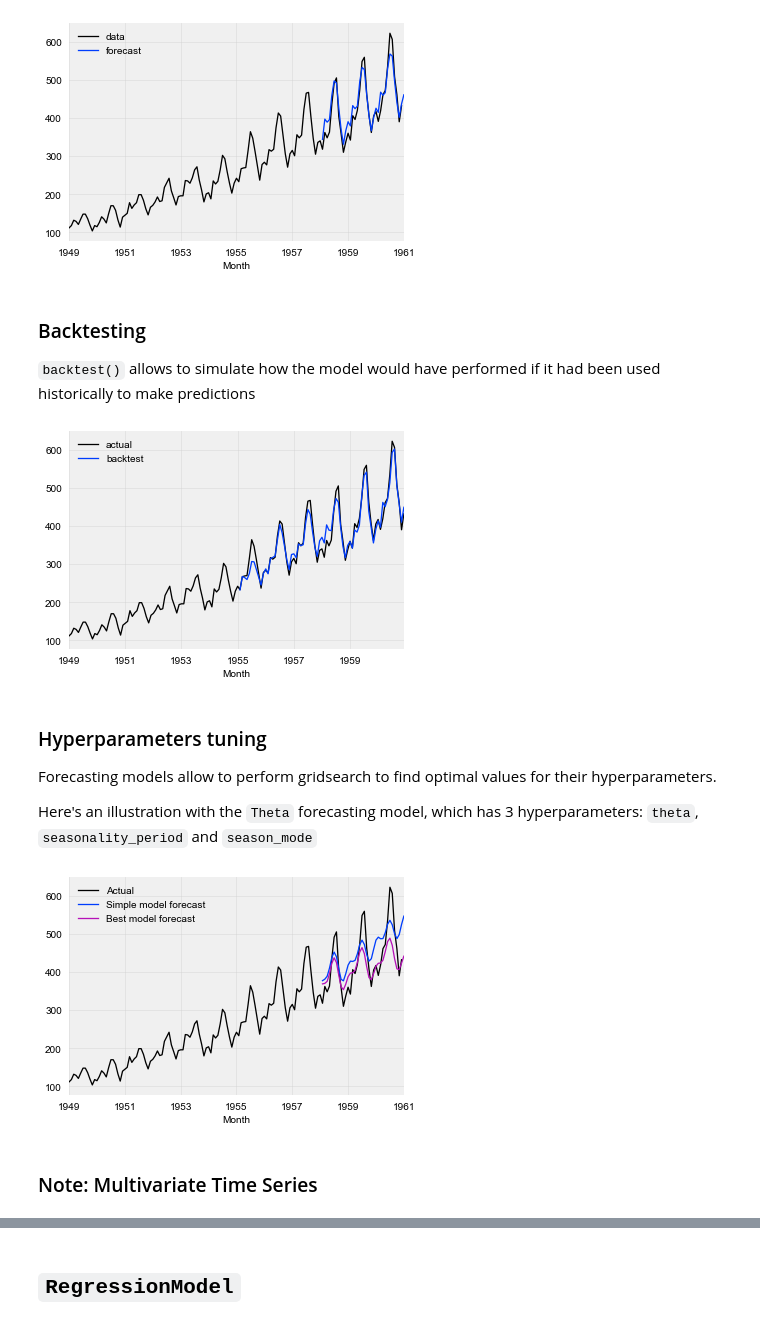
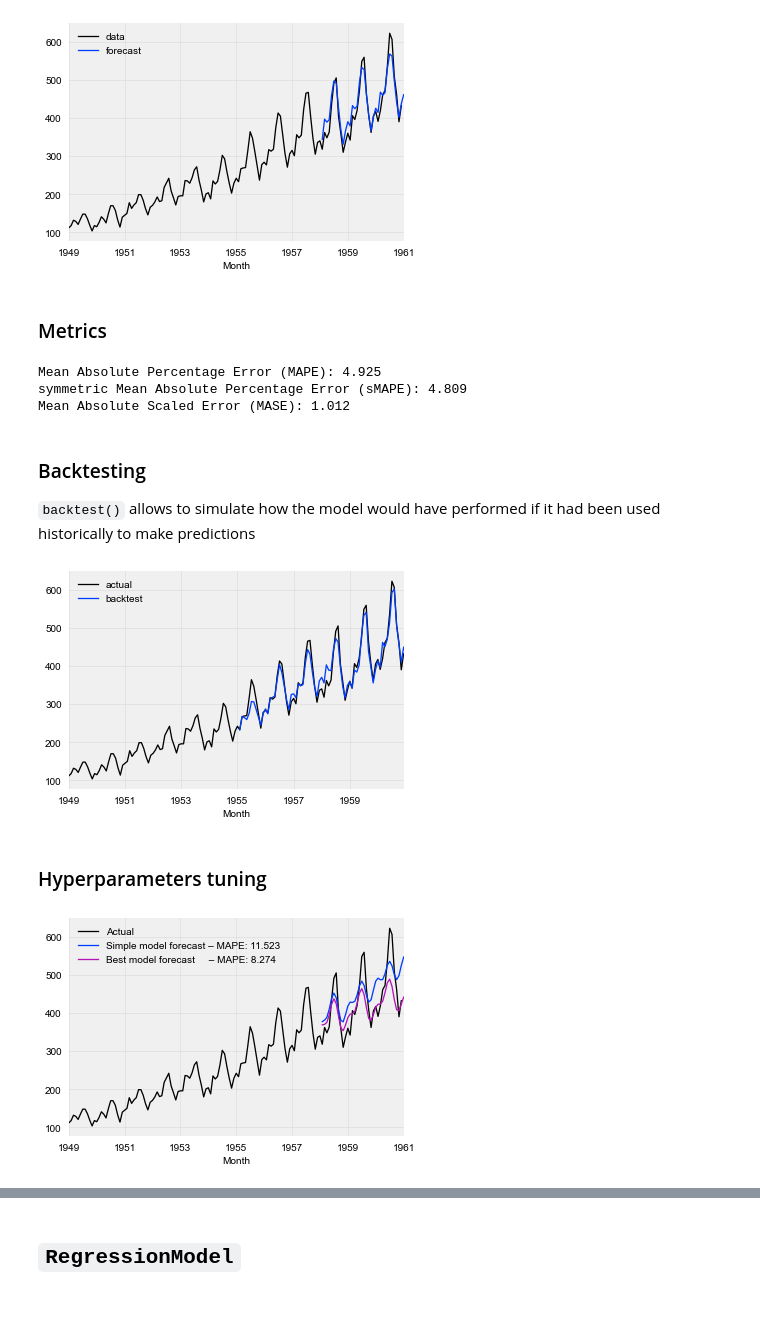
Before and after one commit to spazzy/darts, a Jupyter notebook: examples/darts-detailed-overview.ipynb, the cells around one changed output, grey strips where cells are left out. Cells and saved outputs as stored; diff of their text form; code cells hidden in the pictures.

Commit message:
feat(overview): All except Ensemble model section

```diff
--- a/examples/darts-detailed-overview.ipynb
+++ b/examples/darts-detailed-overview.ipynb
@@ -177,3 +173,12 @@ plt.show()
 # %% [output]
 [figure]
 [figure]
+# %%
+# Add a datetime attribute as additional component
+with_month = air_series.add_datetime_attribute('month')
+
+with_month.plot()
+plt.legend()
+plt.show()
+
+print(air_series_with_month)
@@ -236,6 +266,18 @@ plt.legend()
 plt.show()
 # %% [output]
 [figure]
+# %% [markdown]
+### Metrics
+# %%
+from darts.metrics import mape, smape, mase
+
+print("Mean Absolute Percentage Error (MAPE): {:.3f}".format(mape(air_series_val, forecast)))
+print("symmetric Mean Absolute Percentage Error (sMAPE): {:.3f}".format(smape(air_series_val, forecast)))
+print("Mean Absolute Scaled Error (MASE): {:.3f}".format(mase(air_series_val, forecast, air_series_train)))
+# %% [output]
+Mean Absolute Percentage Error (MAPE): 4.925
+symmetric Mean Absolute Percentage Error (sMAPE): 4.809
+Mean Absolute Scaled Error (MASE): 1.012
 # %% [markdown]
 ### Backtesting
 
@@ -250,38 +292,34 @@ backtest.plot(label="backtest")
 plt.legend()
 plt.show()
 # %% [output]
-[figure, old version]
+[figure, new version]
-# %% [markdown]
-### Hyperparameters tuning
-
-Forecasting models allow to perform gridsearch to find optimal values for their hyperparameters.
-
-Here's an illustration with the `Theta` forecasting model, which has 3 hyperparameters: `theta`, `seasonality_period` and `season_mode`
+# %% [markdown]
+### Hyperparameters tuning
 # %%
 from darts.models import FFT
 from darts.metrics import smape
 
 params_dict = {
     'nr_freqs_to_keep': [5, 10, 15],
     'trend': ['poly', 'exp'],
     'trend_poly_degree': [1, 2, 3]
 }
 
-best_model = FFT.gridsearch(parameters=params_dict, training_series=air_series_train, val_target_series=air_series_val)
+best_model = FFT.gridsearch(parameters=params_dict, training_series=air_series_train, val_target_series=air_series_val, metric=mape)
 best_model.fit(air_series_train)
 best_forecast = best_model.predict(36)
+best_forecast_mape = mape(air_series_val, best_forecast)
 
 simple_model = FFT(trend='poly')
 simple_model.fit(air_series_train)
 simple_forecast = simple_model.predict(36)
+simple_forecast_mape = mape(air_series_val, simple_forecast)
 
 air_series.plot(label="Actual")
-simple_forecast.plot(label="Simple model forecast")
-best_forecast.plot(label="Best model forecast")
+simple_forecast.plot(label="Simple model forecast – MAPE: {:.3f}".format(simple_forecast_mape))
+best_forecast.plot(label="Best model forecast     – MAPE: {:.3f}".format(best_forecast_mape))
 
 plt.legend()
 plt.show()
 # %% [output]
-[figure, old version]
+[figure, new version]
-# %% [markdown]
-### Note: Multivariate Time Series
```
Also changed, not shown: parts of 31 cells of this notebook, 1 other file.
